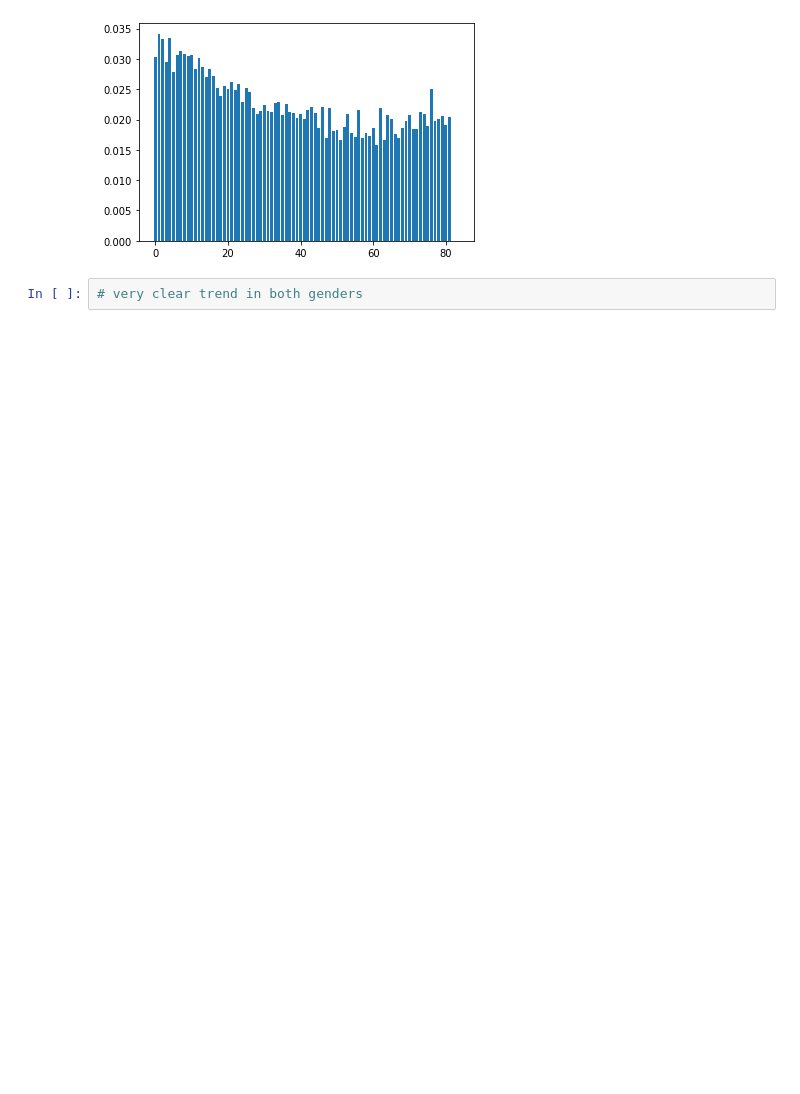
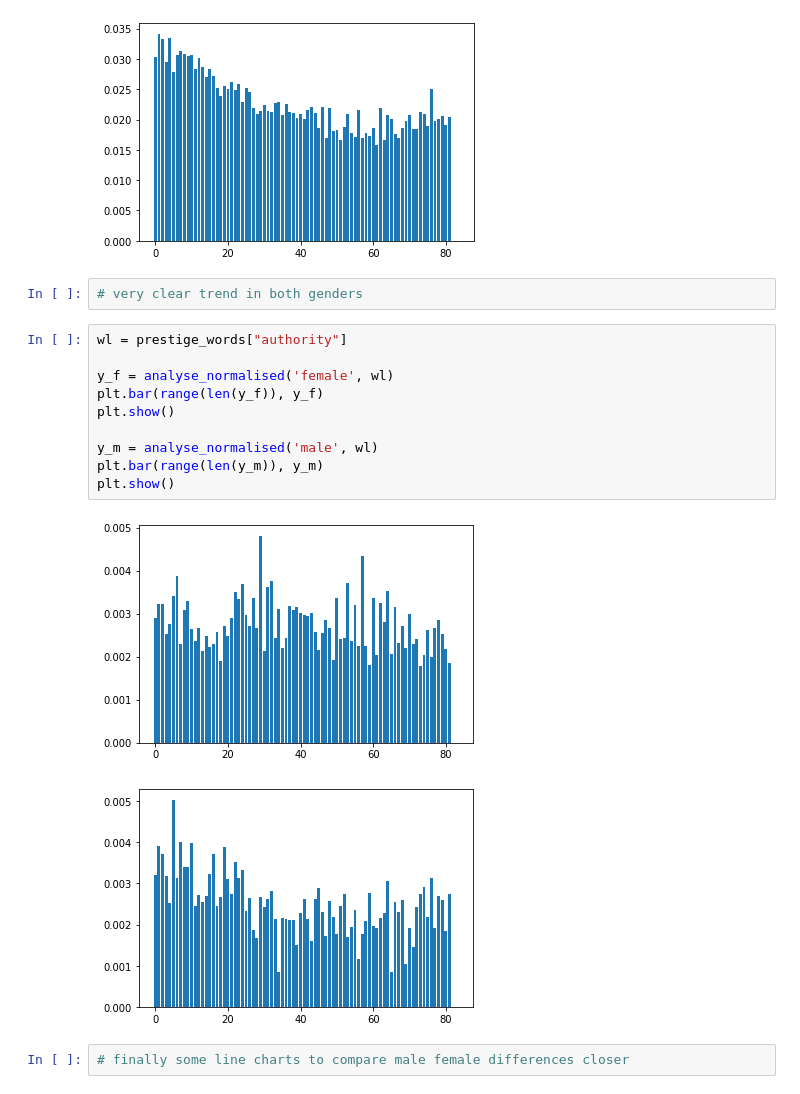
Before and after one commit to mihonen/css_project, a Jupyter notebook: data_analysis.ipynb, the cells around one changed output. Cells and saved outputs as stored; diff of their text form; blank space fills up the shorter version.

```diff
--- a/data_analysis.ipynb
+++ b/data_analysis.ipynb
@@ -225,3 +229,18 @@ plt.show()
 [figure]
 # %%
 # very clear trend in both genders
+# %%
+wl = prestige_words["authority"]
+
+y_f = analyse_normalised('female', wl)
+plt.bar(range(len(y_f)), y_f)
+plt.show()
+
+y_m = analyse_normalised('male', wl)
+plt.bar(range(len(y_m)), y_m)
+plt.show()
+# %% [output]
+[figure, added]
+[figure, added]
+# %%
+# finally some line charts to compare male female differences closer
```
Also changed, not shown: parts of 4 cells of this notebook, 3 other files.
